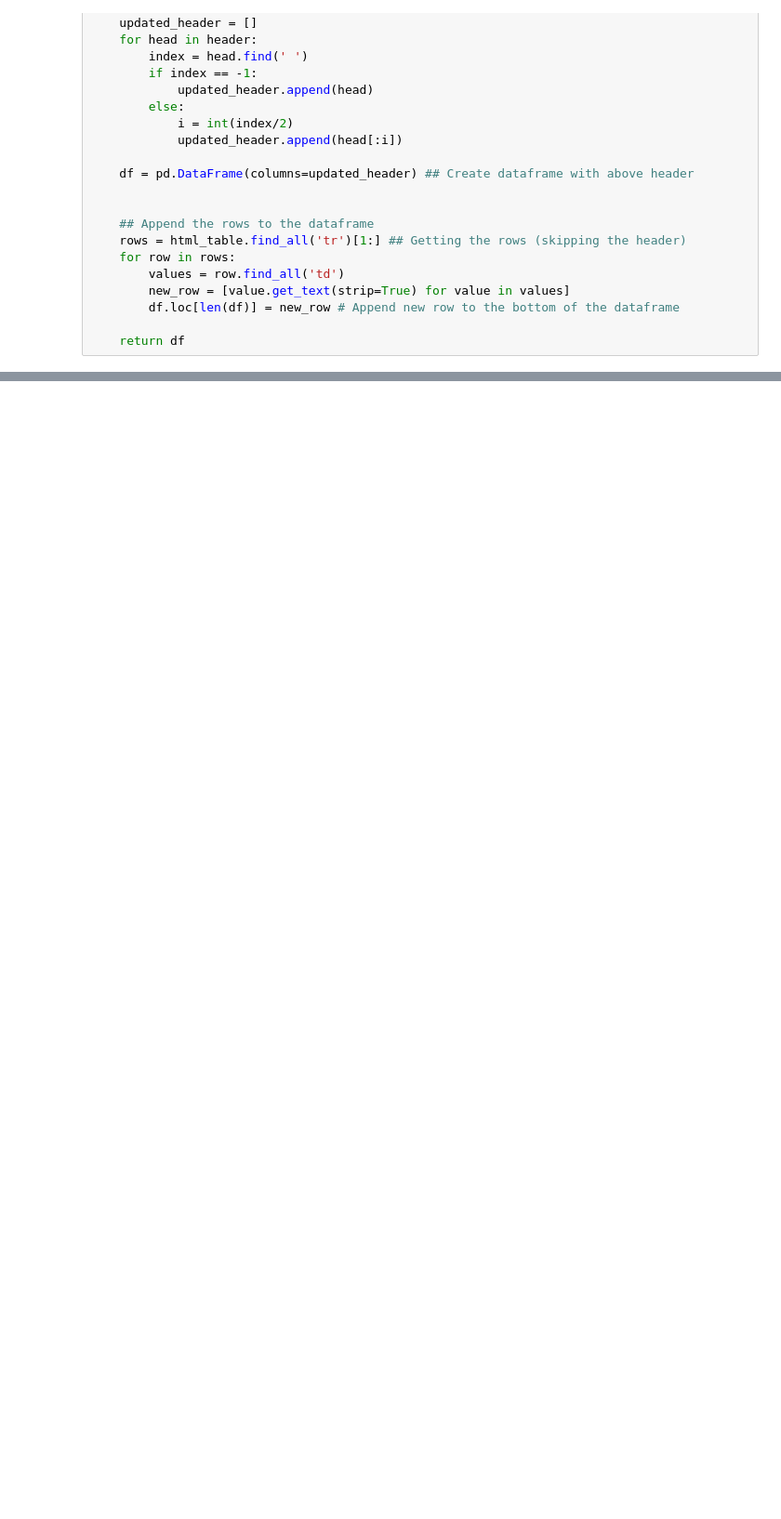
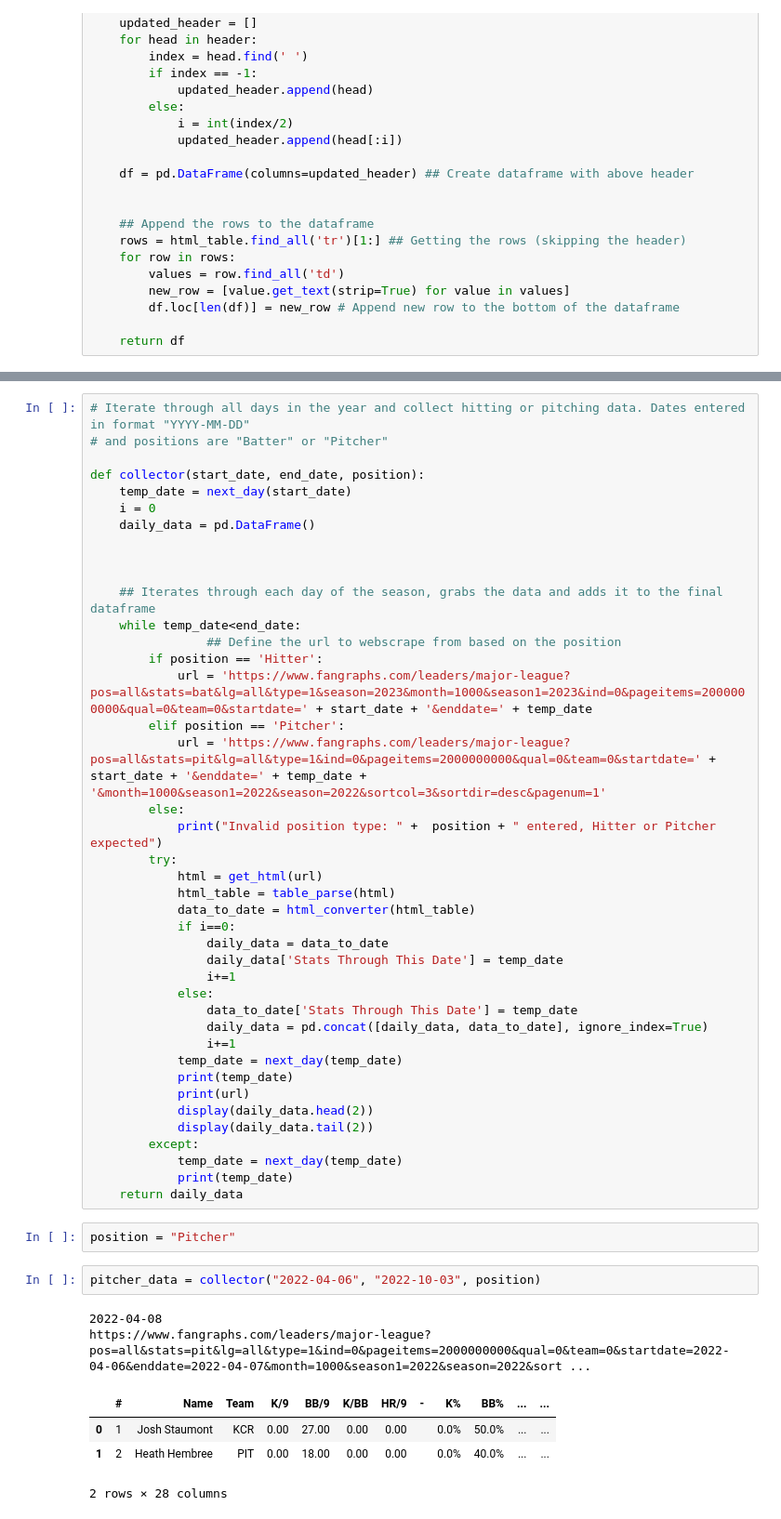
Before and after one commit to andcjohnson2/NFLspecialprojs, a Jupyter notebook: Scraper.ipynb, the cells around one changed output, grey strips where cells are left out. Shown at 93% size. Drawn from its saved outputs; the diff is of its cells as text; blank space fills up the shorter version.

```diff
--- a/Scraper.ipynb
+++ b/Scraper.ipynb
@@ -93,0 +87,52 @@ foo
+# %%
+# Iterate through all days in the year and collect hitting or pitching data. Dates entered in format "YYYY-MM-DD"
+# and positions are "Batter" or "Pitcher"
+
+def collector(start_date, end_date, position):
+    temp_date = next_day(start_date)
+    i = 0
+    daily_data = pd.DataFrame()
+
+
+
+    ## Iterates through each day of the season, grabs the data and adds it to the final dataframe
+    while temp_date<end_date:
+                ## Define the url to webscrape from based on the position
+        if position == 'Hitter':
+            url = 'https://www.fangraphs.com/leaders/major-league?pos=all&stats=bat&lg=all&type=1&season=2023&month=1000&season1=2023&ind=0&pageitems=2000000000&qual=0&team=0&startdate=' + start_date + '&enddate=' + temp_date
+        elif position == 'Pitcher':
+            url = 'https://www.fangraphs.com/leaders/major-league?pos=all&stats=pit&lg=all&type=1&ind=0&pageitems=2000000000&qual=0&team=0&startdate=' + start_date + '&enddate=' + temp_date + '&month=1000&season1=2022&season=2022&sortcol=3&sortdir=desc&pagenum=1'
+        else:
+            print("Invalid position type: " +  position + " entered, Hitter or Pitcher expected")
+        try:
+            html = get_html(url)
+            html_table = table_parse(html)
+            data_to_date = html_converter(html_table)
+            if i==0:
+                daily_data = data_to_date
+                daily_data['Stats Through This Date'] = temp_date
+                i+=1
+            else:
+                data_to_date['Stats Through This Date'] = temp_date
+                daily_data = pd.concat([daily_data, data_to_date], ignore_index=True)
+                i+=1
+            temp_date = next_day(temp_date)
+            print(temp_date)
+            print(url)
+            display(daily_data.head(2))
+            display(daily_data.tail(2))
+        except:
+            temp_date = next_day(temp_date)
+            print(temp_date)
+    return daily_data
+# %%
+position = "Pitcher"
+# %%
+pitcher_data = collector("2022-04-06", "2022-10-03", position)
+# %% [output]
+2022-04-08
+https://www.fangraphs.com/leaders/major-league?pos=all&stats=pit&lg=all&type=1&ind=0&pageitems=2000000000&qual=0&team=0&startdate=2022-04-06&enddate=2022-04-07&month=1000&season1=2022&season=2022&sort ...
+|  | # | Name | Team | K/9 | BB/9 | K/BB | HR/9 | - | K% | BB% | ... | ... |
+| 0 | 1 | Josh Staumont | KCR | 0.00 | 27.00 | 0.00 | 0.00 |  | 0.0% | 50.0% | ... | ... |
+| 1 | 2 | Heath Hembree | PIT | 0.00 | 18.00 | 0.00 | 0.00 |  | 0.0% | 40.0% | ... | ... |
+2 rows × 28 columns
```
Also changed, not shown: parts of 8 cells of this notebook, 5 other files.
